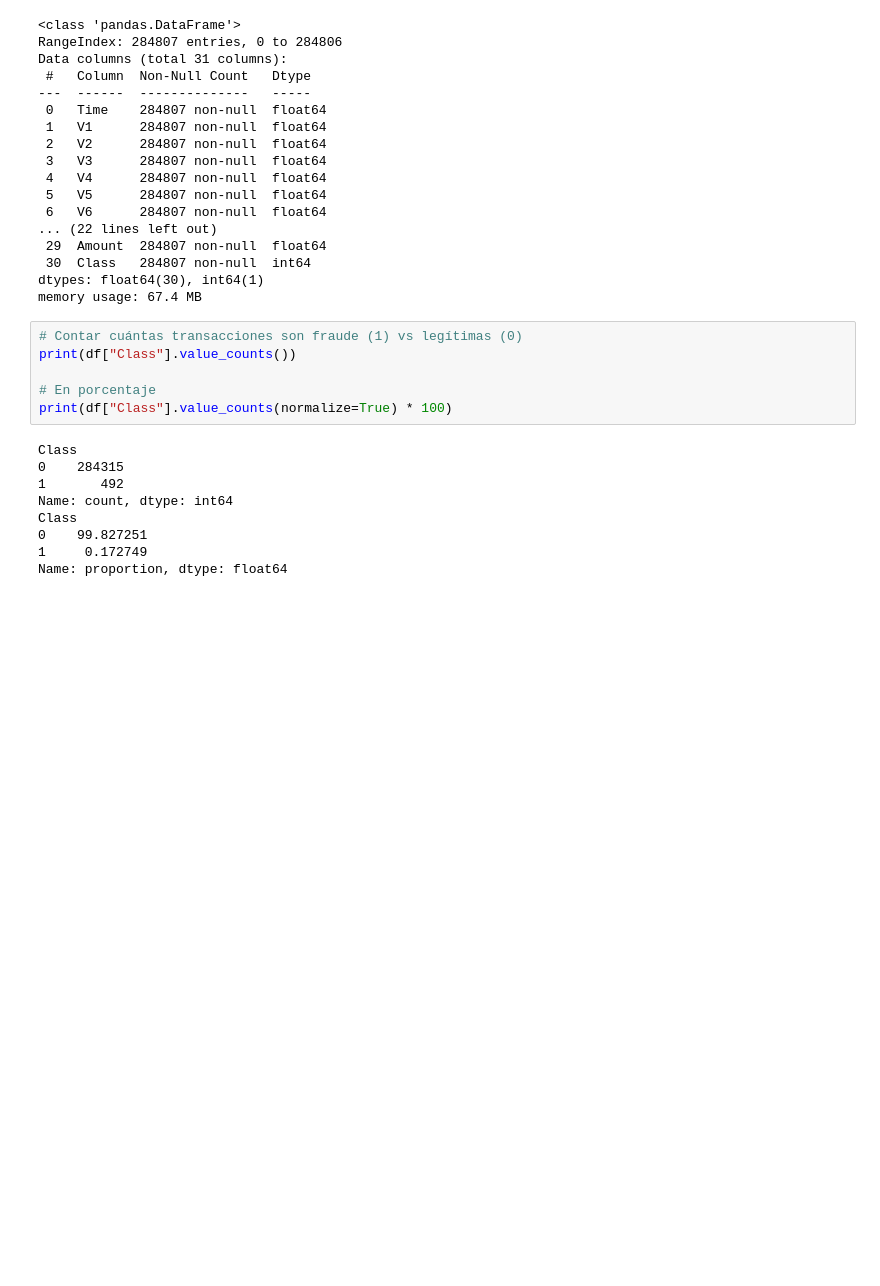
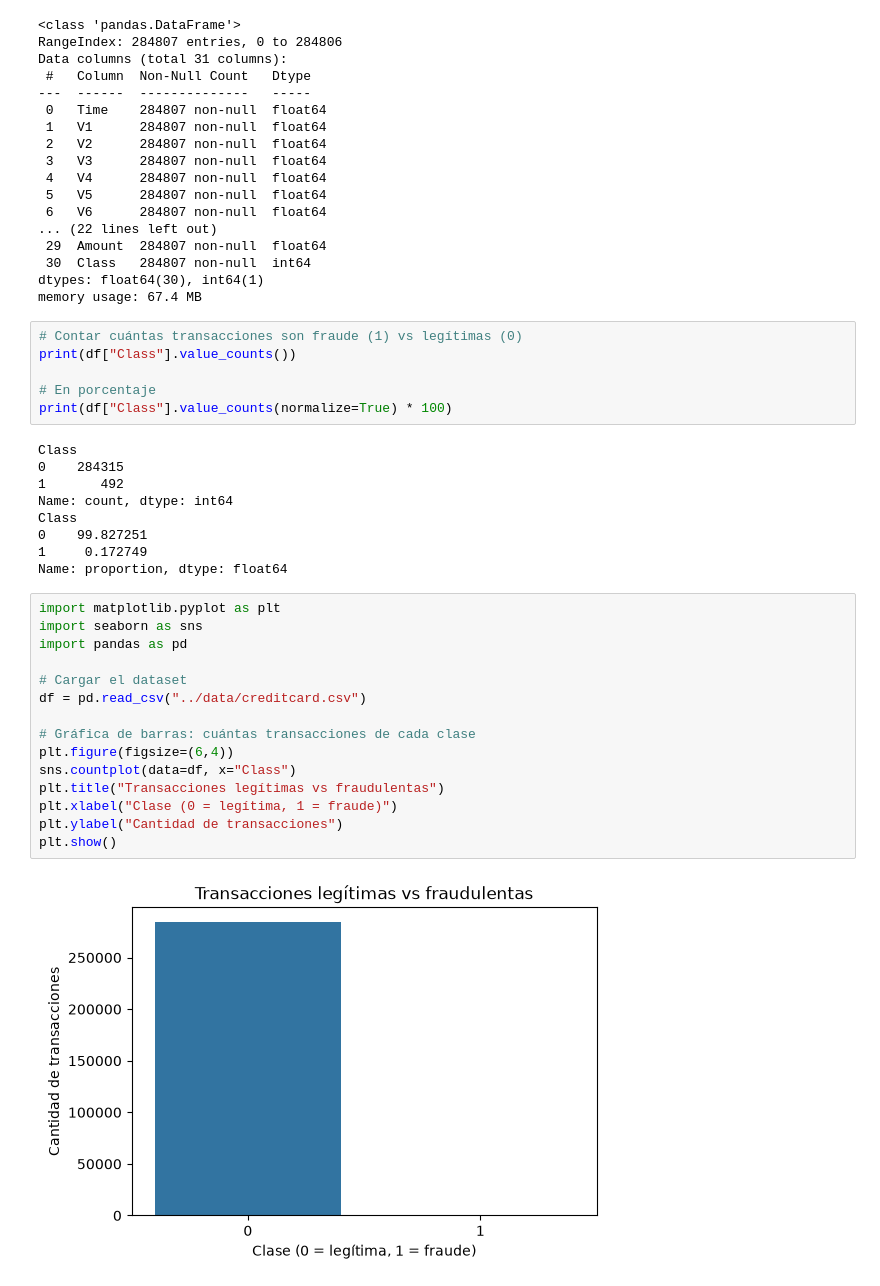
Before and after one commit to yosestef/credit-card-fraud-detection, a Jupyter notebook: notebooks/01_eda.ipynb, the cells around one changed output. Cells and saved outputs as stored; diff of their text form; blank space fills up the shorter version.

Commit message:
Feat: add EDA visualizations and temporal fraud analysis

```diff
--- a/notebooks/01_eda.ipynb
+++ b/notebooks/01_eda.ipynb
@@ -74,3 +74,20 @@ Class
 0    99.827251
 1     0.172749
 Name: proportion, dtype: float64
+# %%
+import matplotlib.pyplot as plt
+import seaborn as sns
+import pandas as pd
+
+# Cargar el dataset
+df = pd.read_csv("../data/creditcard.csv")
+
+# Gráfica de barras: cuántas transacciones de cada clase
+plt.figure(figsize=(6,4))
+sns.countplot(data=df, x="Class")
+plt.title("Transacciones legítimas vs fraudulentas")
+plt.xlabel("Clase (0 = legítima, 1 = fraude)")
+plt.ylabel("Cantidad de transacciones")
+plt.show()
+# %% [output]
+[figure, added]
```
Also changed, not shown: parts of 9 cells of this notebook, 5 other files.
